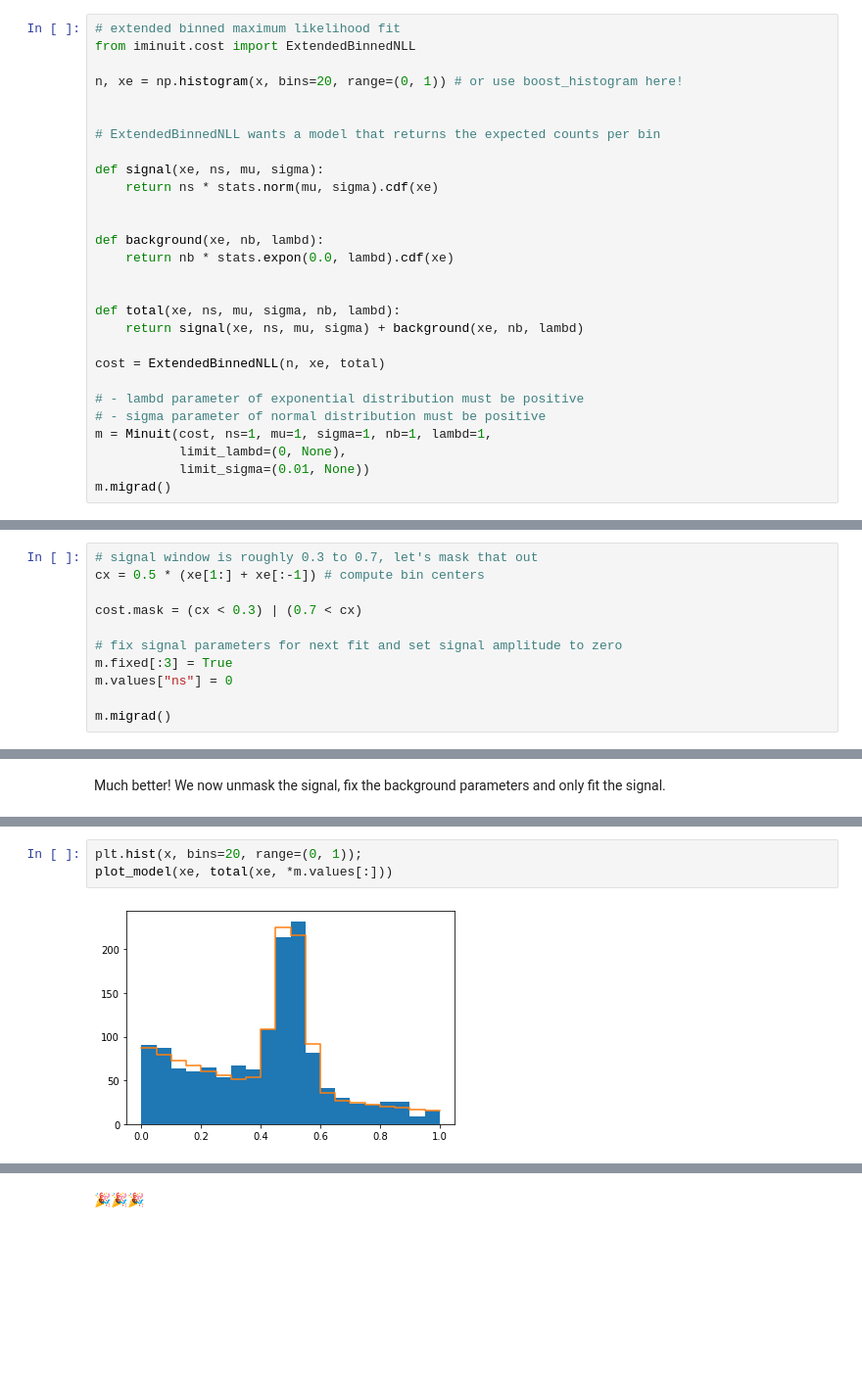
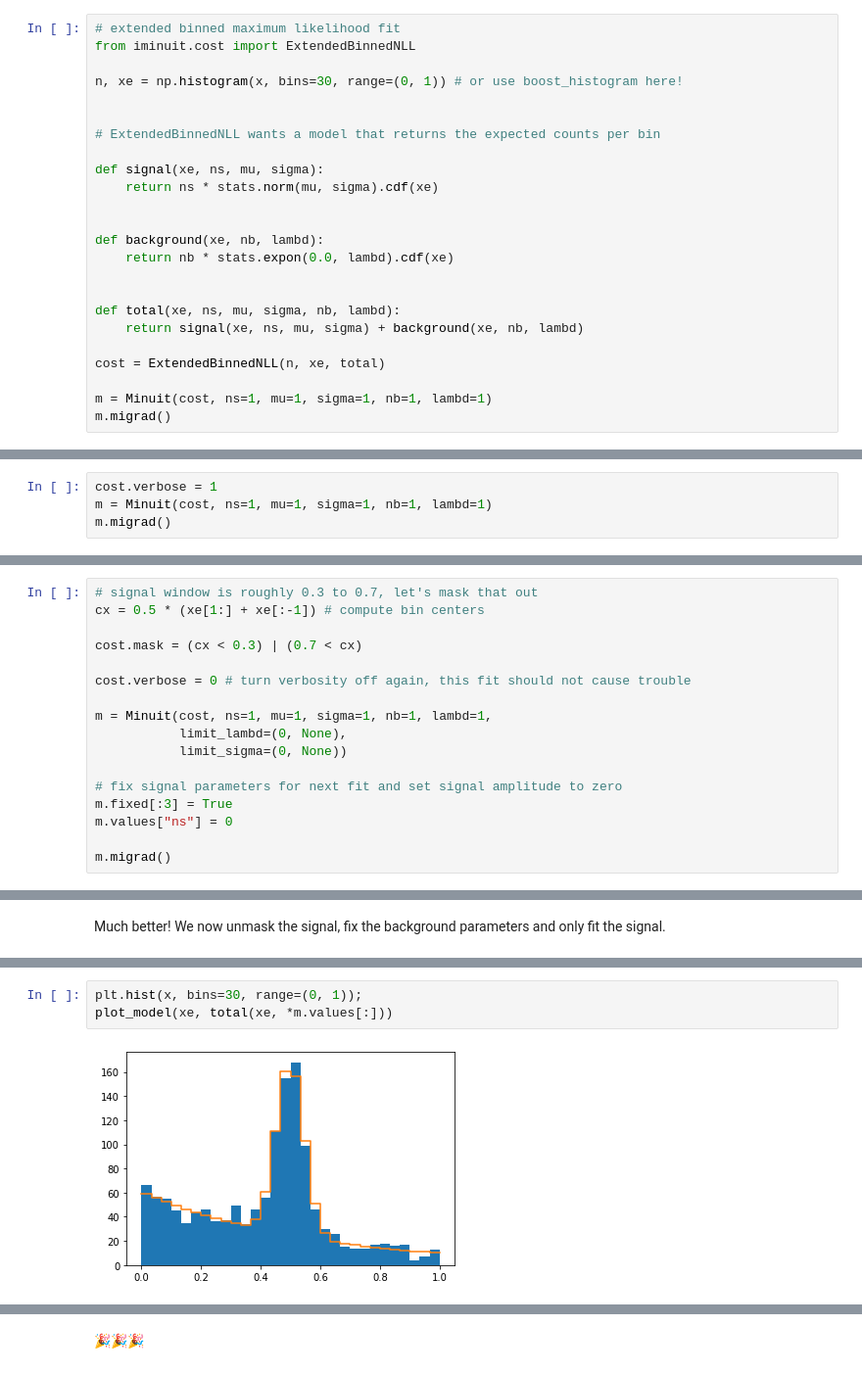
Before and after one commit to HDembinski/pyhep-2020-iminuit, a Jupyter notebook: iminuit.ipynb, the cells around one changed output, grey strips where cells are left out. Shown at 98% size. Saved outputs shown, nothing was run; the diff lists cells and outputs as text; blank space fills up the shorter version.

```diff
--- a/iminuit.ipynb
+++ b/iminuit.ipynb
@@ -258,7 +261,7 @@ plt.hist(x, bins=20, range=(0, 1));
 # extended binned maximum likelihood fit
 from iminuit.cost import ExtendedBinnedNLL
 
-n, xe = np.histogram(x, bins=20, range=(0, 1)) # or use boost_histogram here!
+n, xe = np.histogram(x, bins=30, range=(0, 1)) # or use boost_histogram here!
 
 
 # ExtendedBinnedNLL wants a model that returns the expected counts per bin
@@ -276,10 +279,6 @@ def total(xe, ns, mu, sigma, nb, lambd):
 
 cost = ExtendedBinnedNLL(n, xe, total)
 
-# - lambd parameter of exponential distribution must be positive
-# - sigma parameter of normal distribution must be positive
-m = Minuit(cost, ns=1, mu=1, sigma=1, nb=1, lambd=1,
-           limit_lambd=(0, None),
-           limit_sigma=(0.01, None))
+m = Minuit(cost, ns=1, mu=1, sigma=1, nb=1, lambd=1)
 m.migrad()
 # %% [output]
@@ -297,0 +299,4 @@ m.migrad()
+# %%
+cost.verbose = 1
+m = Minuit(cost, ns=1, mu=1, sigma=1, nb=1, lambd=1)
+m.migrad()
@@ -312,6 +434,12 @@ cx = 0.5 * (xe[1:] + xe[:-1]) # compute bin centers
 
 cost.mask = (cx < 0.3) | (0.7 < cx)
 
+cost.verbose = 0 # turn verbosity off again, this fit should not cause trouble
+
+m = Minuit(cost, ns=1, mu=1, sigma=1, nb=1, lambd=1,
+           limit_lambd=(0, None),
+           limit_sigma=(0, None))
+
 # fix signal parameters for next fit and set signal amplitude to zero
 m.fixed[:3] = True
 m.values["ns"] = 0
@@ -358,8 +486,8 @@ m.migrad()
 | 3 | nb | 1.01e3 | 0.06e3 |  |  |  |  | yes |
 | 4 | lambd | 0.55 | 0.04 |  |  | 0 |  | yes |
 # %%
-plt.hist(x, bins=20, range=(0, 1));
+plt.hist(x, bins=30, range=(0, 1));
 plot_model(xe, total(xe, *m.values[:]))
 # %% [output]
-[figure, old version]
+[figure, new version]
 # %% [markdown]
```
Also changed, not shown: parts of 31 cells of this notebook, 1 other file.
